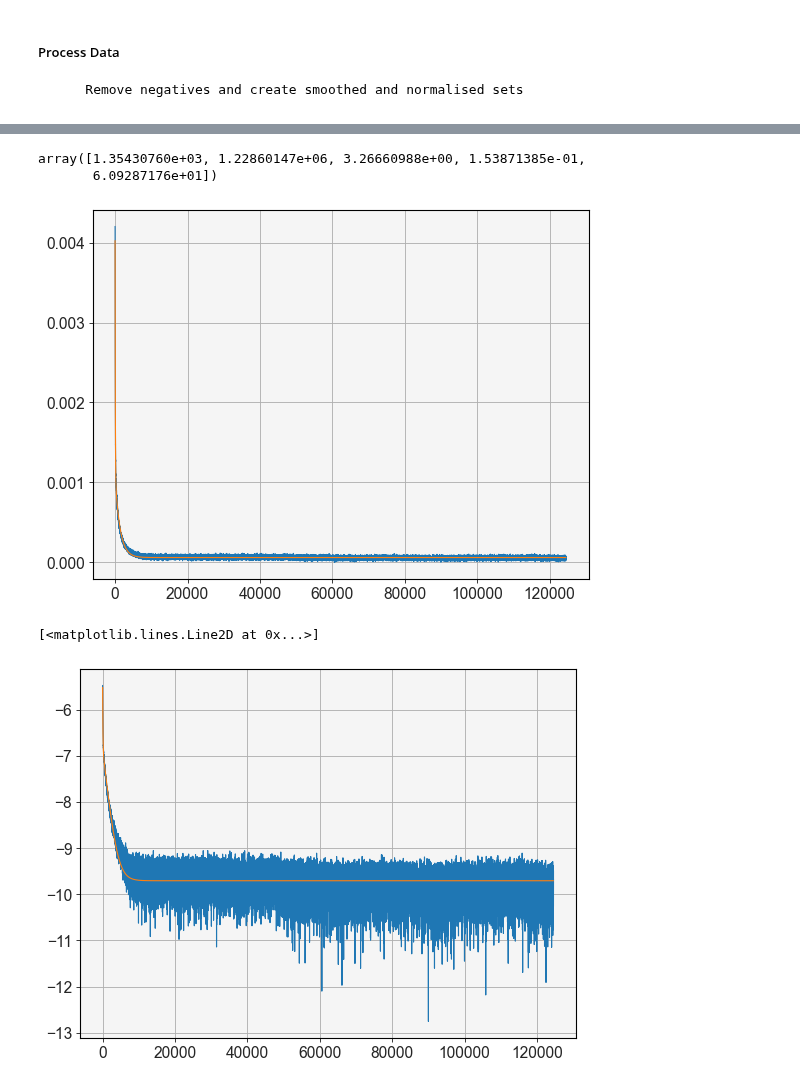
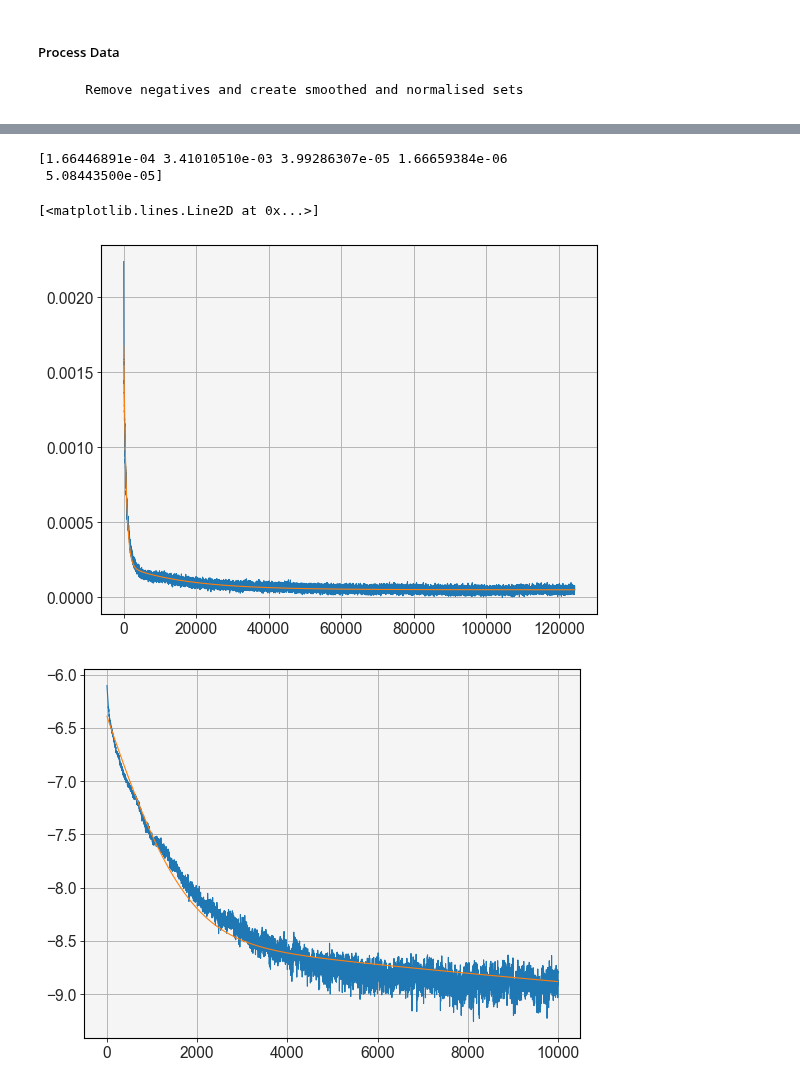
Before and after one commit to SMK-UK/Spectroscopy, a Jupyter notebook: T1_Analysis.ipynb, the cells around one changed output, grey strips where cells are left out. Saved outputs shown, nothing was run; the diff lists cells and outputs as text; code cells hidden in the pictures.

```diff
--- a/T1_Analysis.ipynb
+++ b/T1_Analysis.ipynb
@@ -30,8 +30,8 @@ data_lists = [[data_frame[x].values.tolist() for x in data_frame] for data_frame
 length_data_lists = range(len(data_lists))
 time_lists = [data_lists[n][0] for n in length_data_lists]
 trigger_lists = [data_lists[n][1] for n in length_data_lists]
-transmitted_lists = [data_lists[n][2] for n in length_data_lists]
-reference_lists = [data_lists[n][3] for n in length_data_lists]
+reference_lists = [data_lists[n][2] for n in length_data_lists]
+transmitted_lists = [data_lists[n][3] for n in length_data_lists]
 # %% [markdown]
 
 ##### Check channel assignment
@@ -53,7 +53,7 @@ ax.plot(time_lists[0], transmitted_lists[0], 'g')
 # %%
 trig_indexes = [int(sf.find_trigger(trigger_list, np.max(trigger_list) * 0.99)) for trigger_list in trigger_lists]
 end_index = 1000 + trig_indexes[0]
-offset = 300
+offset = 500
 plt_idx_trig = [x for x in range(trig_indexes[0], end_index, 1)]
 plt_idx_off = [x for x in range(trig_indexes[0]+offset, end_index, 1)]
 
@@ -89,7 +90,13 @@ trans_smoothed = [fftconvolve(avg_window, trans_cut_list)[length_avg_window-1:-l
 trans_corrected = [[value - min for value in trans_cut_list] for trans_cut_list, min in zip(trans_cut_lists, list_of_mins)]
 trans_norm = [[value / max if value != 0 else value for value in trans_set] for trans_set, max in zip(trans_corrected, list_of_maxs)]
 # %%
-fit, err = ff.fit_exp_decay(time_cut_lists[0], trans_corrected[0], params=(0.0035, 16E-6, list_of_mins[0]))
+fit, err = ff.fit_exp_decay(time_cut_lists[0], trans_corrected[0], params=(0.0035, 160E-6, list_of_mins[0]))
+mp.figure()
 mp.plot(trans_corrected[0])
 mp.plot(ff.exp_decay(np.array(time_cut_lists[0]), *fit))
+mp.figure()
+mp.plot(np.log(trans_corrected[0]))
+mp.plot(np.log(ff.exp_decay(np.array(time_cut_lists[0]), *fit)))
+
+print(fit, err)
 # %% [output]
@@ -104,15 +106,15 @@ bounds = [0, 0, 140E-6, -np.inf, 0], [0.0035, 0.0035, 160E-6, np.inf, 0.001]
 # %%
-fit, err = ff.fit_dbl_exp_decay(time_cut_lists[0], trans_corrected[0], params=(0.001, 0, 160E-6, 10E-6, list_of_mins[0]))#, lims=bounds, meth='dogbox')
+fit, err = ff.fit_dbl_exp_decay(time_cut_lists[0], trans_corrected[0], params=(0.003, 0, 160E-6, 10E-8, list_of_mins[0]))
+mp.figure()
 mp.plot(trans_corrected[0])
 mp.plot(ff.dbl_exp_decay(np.array(time_cut_lists[0]), *fit))
-fit*1E6
+print(fit)
+mp.figure()
+mp.plot(np.log(trans_corrected[0])[0:10000])
+mp.plot(np.log(ff.dbl_exp_decay(np.array(time_cut_lists[0]), *fit))[0:10000])
 # %% [output]
-array([1.35430760e+03, 1.22860147e+06, 3.26660988e+00, 1.53871385e-01,
-       6.09287176e+01])
+[1.66446891e-04 3.41010510e-03 3.99286307e-05 1.66659384e-06
+ 5.08443500e-05]
+[<matplotlib.lines.Line2D at 0x...>]
-[figure, old version]
+[figure, new version]
+[figure, added]
-# %%
-mp.plot(np.log(trans_corrected[0]))
-mp.plot(np.log(ff.dbl_exp_decay(np.array(time_cut_lists[0]), *fit)))
-# %% [output]
-[<matplotlib.lines.Line2D at 0x...>]
-[figure, removed]
```
Also changed, not shown: parts of 6 cells of this notebook.
